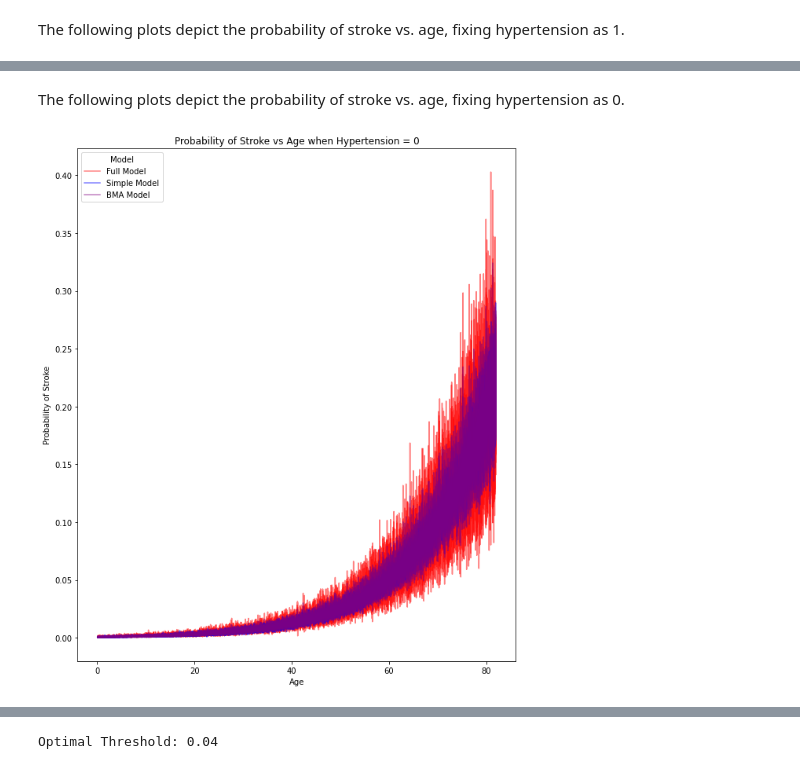
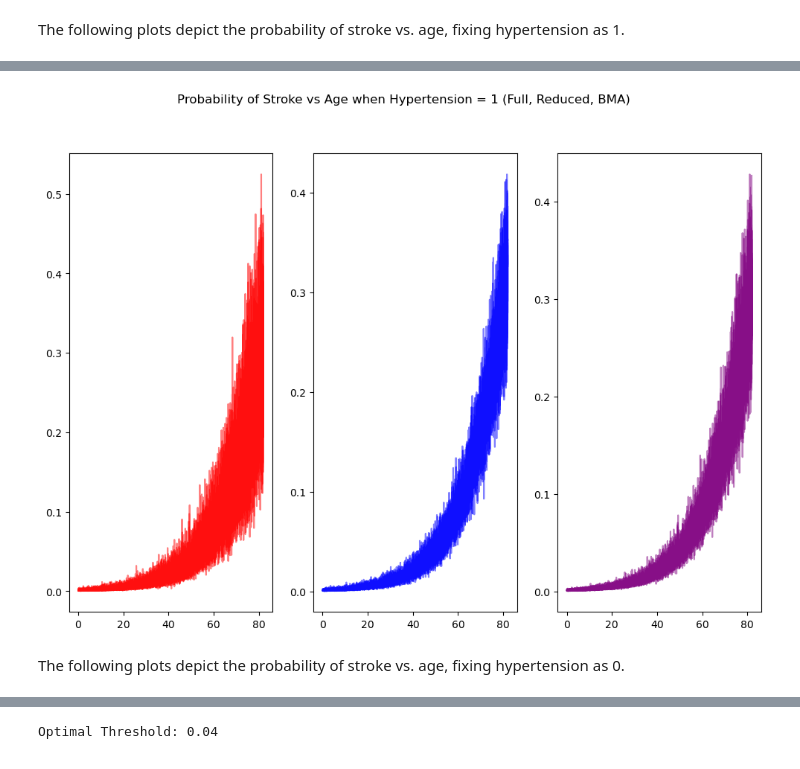
Before and after one commit to Griffin-McCauley/stroke-analysis-bayes, a Jupyter notebook: Stroke Analysis.ipynb, the cells around one changed output, grey strips where cells are left out. Cells and saved outputs as stored; diff of their text form; code cells hidden in the pictures.

```diff
--- a/Stroke Analysis.ipynb
+++ b/Stroke Analysis.ipynb
@@ -705,44 +731,29 @@ plt.legend(title = 'Model');
+# %%
+fig, ax = plt.subplots(nrows = 1, ncols = 3, figsize = (12, 8))
+
+i = 0
+for col in ax:
+    if i == 0:
+        plot_full_posterior_predictive(
+            ax = col,
+            hypertension_value = 1
+        )
+    elif i == 1:
+        plot_reduced_posterior_predictive(
+            ax = col,
+            hypertension_value = 1
+        )
+    else:
+        plot_bma_posterior_predictive(
+            ax = col,
+            hypertension_value = 1
+        )
+
+    i += 1
+
+plt.suptitle('Probability of Stroke vs Age when Hypertension = 1 (Full, Reduced, BMA)')
+plt.show()
+# %% [output]
+[figure, added]
 # %% [markdown]
 The following plots depict the probability of stroke vs. age, fixing hypertension as 0.
-# %%
-# use WAIC values as weights for BMA
-weights = cmp_waic['weight']
-
-# plot of the probability of stroke vs. age for the Bayesian model average
-
-plt.figure(figsize = (10,12))
-
-shape = full_trace.posterior['α'].shape
-x = np.linspace(min(X_train['age']), max(X_train['age']), shape[1])
-for j in range(3):
-    out =[]
-    for i in range(4):
-        if i == 0:
-            if j == 0:
-                out.append(lm_full(full_trace.posterior, intercept=1)[i,:])
-                plt.plot(x,out[i], color = 'red', alpha = 0.5, label = 'Full Model')
-            elif j == 1:
-                out.append(lm_reduced(reduced_trace.posterior, intercept=1)[i,:])
-                plt.plot(x,out[i], color = 'blue', alpha = 0.5, label = 'Simple Model')
-            else:
-                out.append(weights[0]*lm_full(full_trace.posterior, intercept=1)[i,:]
-                           + weights[1]*lm_reduced(reduced_trace.posterior, intercept=1)[i,:])
-                plt.plot(x,out[i], color = 'purple', alpha = 0.5, label = 'BMA Model')
-        else:
-            if j == 0:
-                out.append(lm_full(full_trace.posterior, intercept=1)[i,:])
-                plt.plot(x,out[i], color = 'red', alpha = 0.5)
-            elif j == 1:
-                out.append(lm_reduced(reduced_trace.posterior, intercept=1)[i,:])
-                plt.plot(x,out[i], color = 'blue', alpha = 0.5)
-            else:
-                out.append(weights[0]*lm_full(full_trace.posterior, intercept=1)[i,:]
-                           + weights[1]*lm_reduced(reduced_trace.posterior, intercept=1)[i,:])
-                plt.plot(x,out[i], color = 'purple', alpha = 0.5)
-
-plt.title('Probability of Stroke vs Age when Hypertension = 0')
-plt.xlabel('Age')
-plt.ylabel('Probability of Stroke')
-plt.legend(title = 'Model');
-# %% [output]
-[figure, removed]
```
Also changed, not shown: parts of 38 cells of this notebook, 1 other file.
